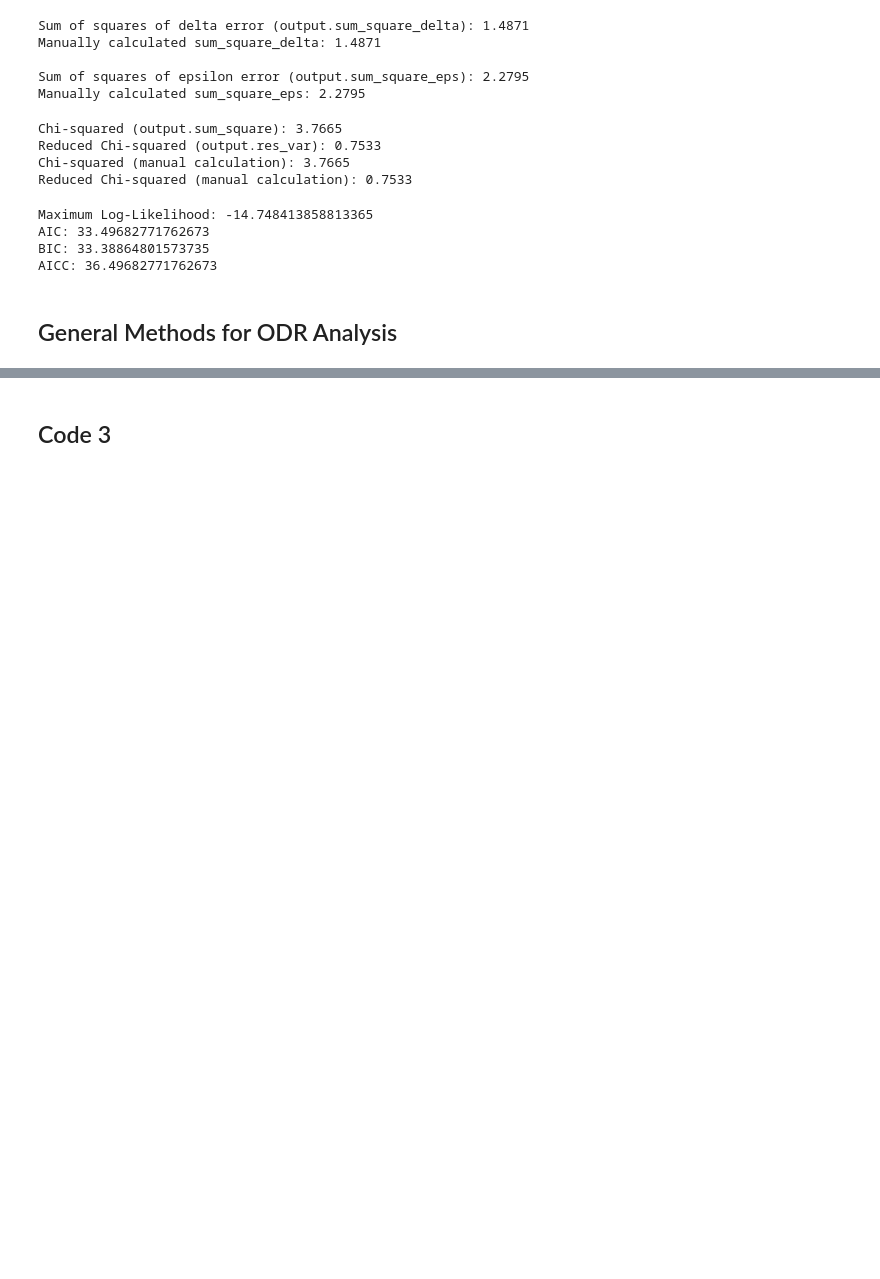
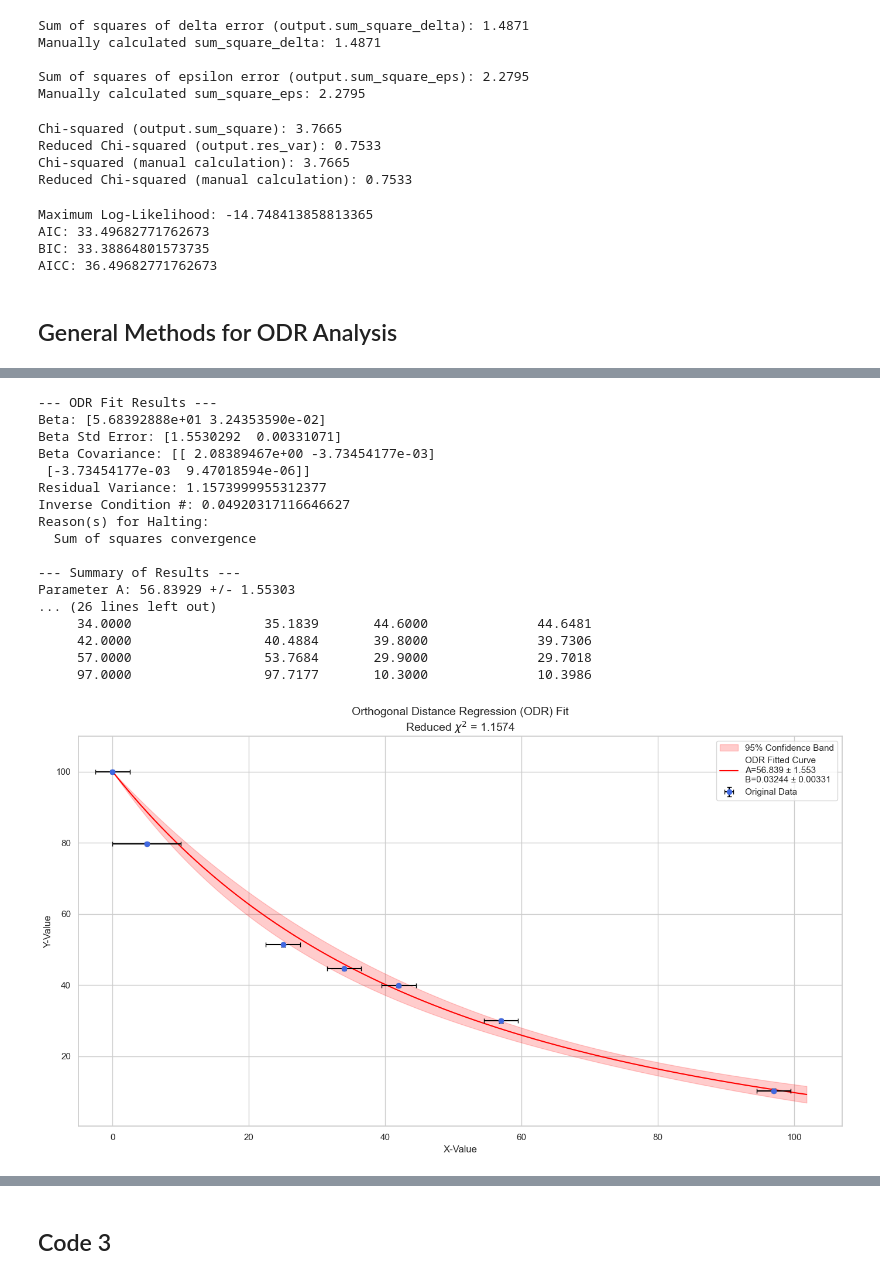
Before and after one commit to Yakovliev/quantopia, a Jupyter notebook: book/math/odr-code.ipynb, the cells around one changed output, grey strips where cells are left out. Cells and saved outputs as stored; diff of their text form; code cells hidden in the pictures; blank space fills up the shorter version.

```diff
--- a/book/math/odr-code.ipynb
+++ b/book/math/odr-code.ipynb
@@ -497,0 +621,53 @@ AICc (Corrected AIC): 45.2156
+# %%
+def model_function(beta, x):
+    """
+    The custom function to approximate the data.
+    f(x; A, B) = A * (np.exp(-B * x) - 1) + 100
+    Note: The signature is now (beta, x) for scipy.odr.
+    """
+
+    A_1 = 56.769
+    B_1 = 0.00988
+
+    A, B = beta
+
+    return A_1 * (np.exp(-B_1 * x) - 1) + A * (np.exp(-B * x) - 1) + 100
+
+# Dataset 1
+x = np.array([0, 5, 25, 34, 42, 57, 97])
+y_obs = np.array([100, 79.7, 51.3, 44.6, 39.8, 29.9, 10.3])
+sigma_y = np.full_like(y_obs, 0.5, dtype=float)
+sigma_x = np.full_like(x, 2.5, dtype=float)
+sigma_x[1] = 5.0
+initial_guess = [50, 0.01]
+
+# Analyze the curve fit and get results using ODR
+odr_results = analyze_odr(x, y_obs, sigma_x, sigma_y, model_function, initial_guess)
+
+# Print the metrics
+print_metrics(odr_results)
+
+# Draw the curve fit plot
+draw_curve_fit(odr_results, model_function)
+
+# Plot predicted vs observed values
+plot_predicted_vs_observed(odr_results)
+# %% [output]
+--- ODR Fit Results ---
+Beta: [5.68392888e+01 3.24353590e-02]
+Beta Std Error: [1.5530292  0.00331071]
+Beta Covariance: [[ 2.08389467e+00 -3.73454177e-03]
+ [-3.73454177e-03  9.47018594e-06]]
+Residual Variance: 1.1573999955312377
+Inverse Condition #: 0.04920317116646627
+Reason(s) for Halting:
+  Sum of squares convergence
+
+--- Summary of Results ---
+Parameter A: 56.83929 +/- 1.55303
+... (26 lines left out)
+     34.0000                 35.1839       44.6000              44.6481
+     42.0000                 40.4884       39.8000              39.7306
+     57.0000                 53.7684       29.9000              29.7018
+     97.0000                 97.7177       10.3000              10.3986
+[figure, added]
```
Also changed, not shown: parts of 17 cells of this notebook.
